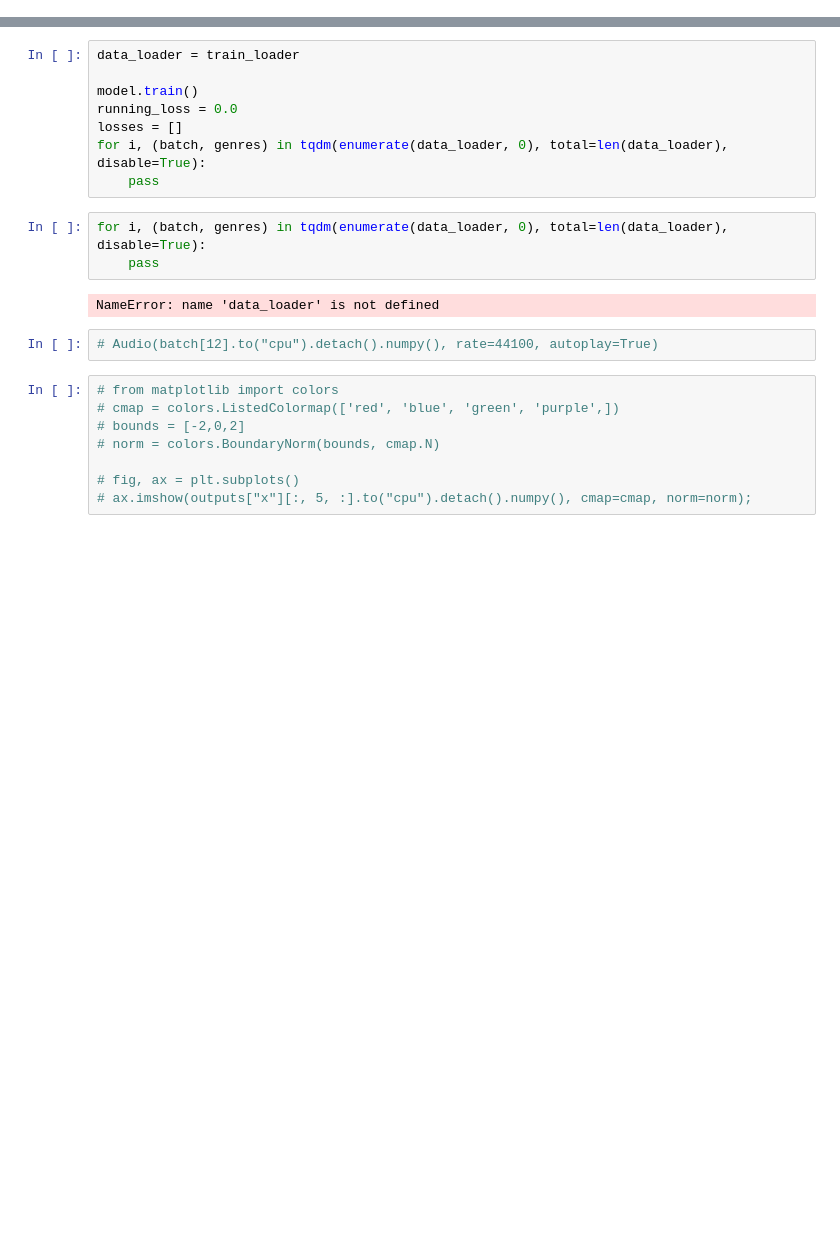
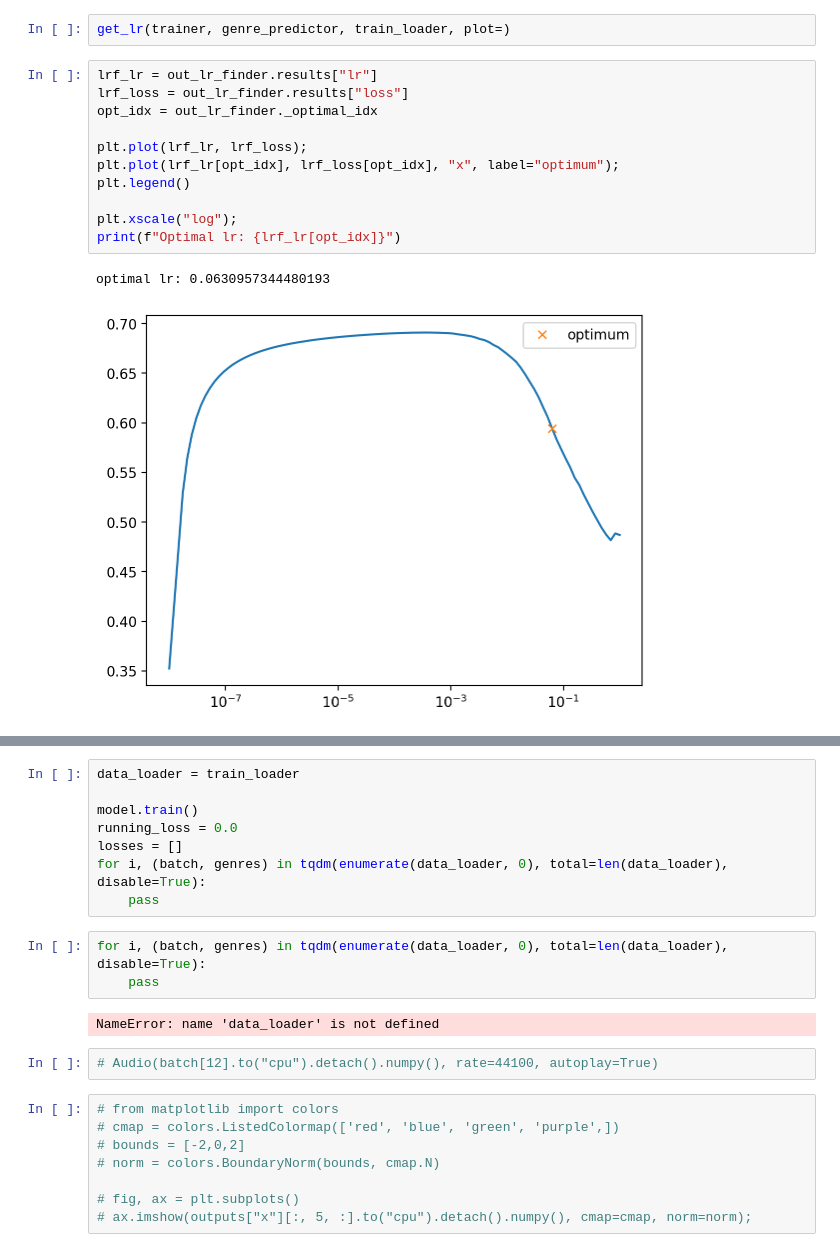
Before and after one commit to keldLundgaard/mugen_ml, a Jupyter notebook: nbs/fairseq_train_model.ipynb, the cells around one changed output, grey strips where cells are left out. Cells and saved outputs as stored; diff of their text form; blank space fills up the shorter version.

```diff
--- a/nbs/fairseq_train_model.ipynb
+++ b/nbs/fairseq_train_model.ipynb
@@ -64,0 +134,16 @@ genre_classifier n_params: 6,450
+# %%
+get_lr(trainer, genre_predictor, train_loader, plot=)
+# %%
+lrf_lr = out_lr_finder.results["lr"]
+lrf_loss = out_lr_finder.results["loss"]
+opt_idx = out_lr_finder._optimal_idx
+
+plt.plot(lrf_lr, lrf_loss);
+plt.plot(lrf_lr[opt_idx], lrf_loss[opt_idx], "x", label="optimum");
+plt.legend()
+
+plt.xscale("log");
+print(f"Optimal lr: {lrf_lr[opt_idx]}")
+# %% [output]
+optimal lr: 0.0630957344480193
+[figure, added]
```
Also changed, not shown: parts of 31 cells of this notebook, 3 other files.
